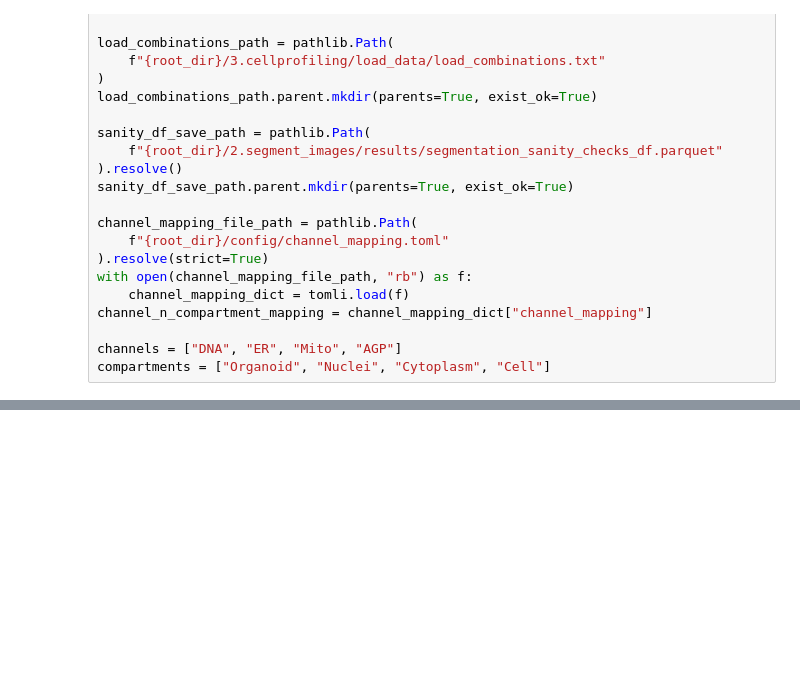
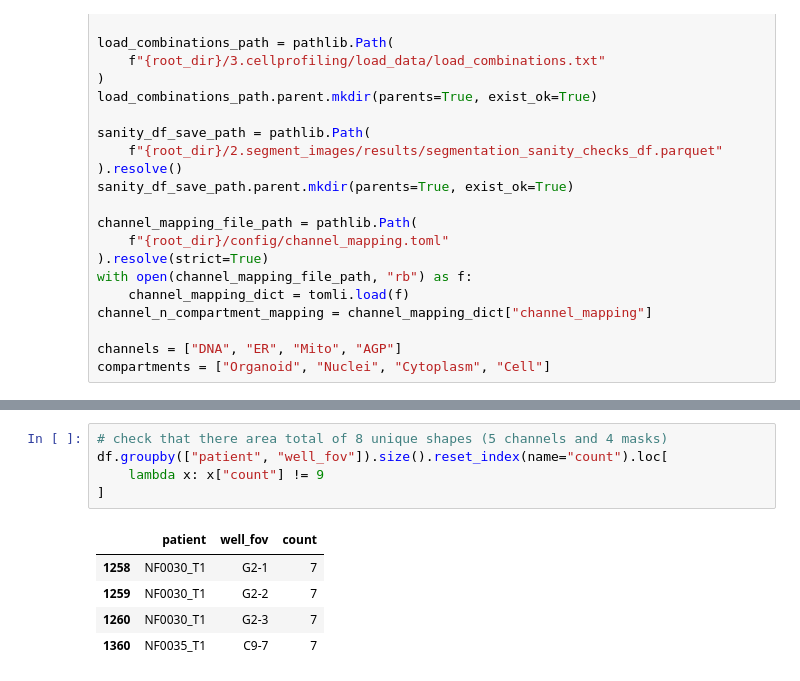
Before and after one commit to WayScience/NF1_3D_organoid_profiling_pipeline, a Jupyter notebook: 2.segment_images/notebooks/segmentation_sanity_checks.ipynb, the cells around one changed output, grey strips where cells are left out. Saved outputs shown, nothing was run; the diff lists cells and outputs as text; blank space fills up the shorter version.

```diff
--- a/2.segment_images/notebooks/segmentation_sanity_checks.ipynb
+++ b/2.segment_images/notebooks/segmentation_sanity_checks.ipynb
@@ -184,3 +184,14 @@ df
+# %%
+# check that there area total of 8 unique shapes (5 channels and 4 masks)
+df.groupby(["patient", "well_fov"]).size().reset_index(name="count").loc[
+    lambda x: x["count"] != 9
+]
+# %% [output]
+|  | patient | well_fov | count |
+| 1258 | NF0030_T1 | G2-1 | 7 |
+| 1259 | NF0030_T1 | G2-2 | 7 |
+| 1260 | NF0030_T1 | G2-3 | 7 |
+| 1360 | NF0035_T1 | C9-7 | 7 |
 # %%
 mismatched_shapes = 0
 mismatched_shapes_list = []
```
Also changed, not shown: parts of 7 cells of this notebook, 8 other files.
